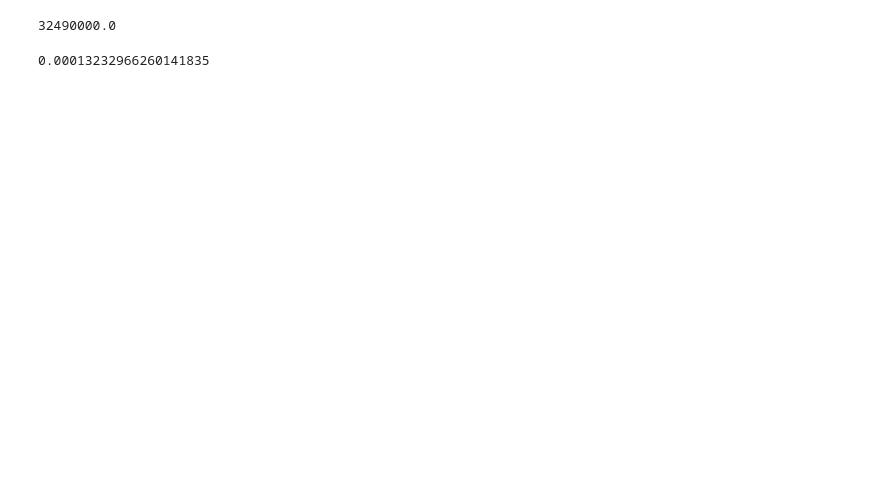
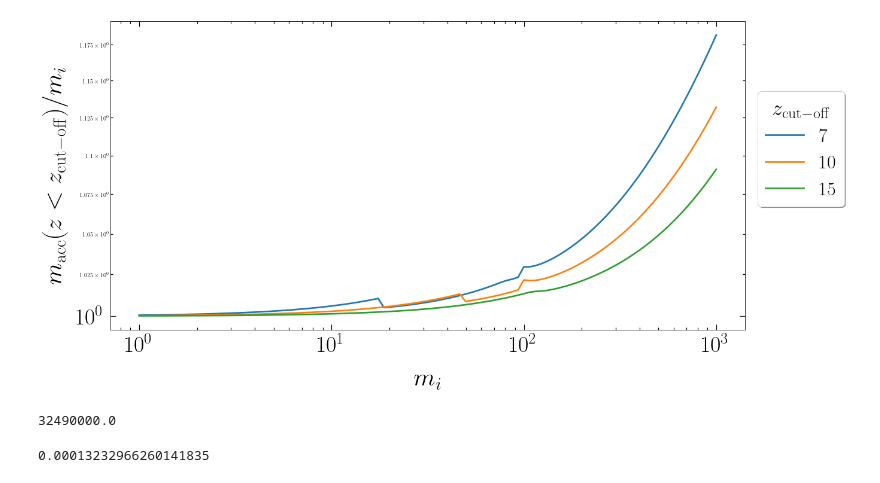
Before and after one commit to pratibhajangra591/project-2, a Jupyter notebook: Luca.ipynb, the cells around one changed output. Drawn from its saved outputs; the diff is of its cells as text; code cells hidden in the pictures; blank space fills up the shorter version.

```diff
--- a/Luca.ipynb
+++ b/Luca.ipynb
@@ -195,5 +195,101 @@ plt.show()
 # %%
 sol = odeint(m_Luca, y0 = m, t=t, t_first = True)
 # %%
-5.7**2
+# Baryon accretion in radiation domination for different values of z_cut-off.
+# m_f(z < z_cut-off)/m_i
+
+
+
+colors = ['C0', 'C1','C2','C3','C4', 'C5']
+fig,ax = plt.subplots(1, figsize = (19, 9.5))
+plt.rc('lines', linewidth = 2.7)
+plt.rcParams['font.family'] = 'serif'
+plt.tick_params(axis = 'both', right=True, top=True, which = 'minor', width= 1.2, length = 4, direction = 'in')
+plt.tick_params(axis = 'both', right=True, top=True, which = 'major', width= 1.2, length = 9, direction = 'in')
+
+
+z_cut_arr = np.array([7, 10, 15])
+mf_arr = np.zeros(len(m1_arr))
+colors = ['C0', 'C1', 'C2']
+plot_lines = []
+z_dec = 130
+
+for i, (z_cut, color) in enumerate(zip(z_cut_arr, colors)):
+    for j, m1 in enumerate(m1_arr):
+        γ = 0.2
+        z_1i = 1e4   # as a trial value
+        y_1i = m1
+        z_cut_off1 = z_eq
+        t1 = np.geomspace(z_1i, z_cut_off1, 100)
+        sol1 = solve_ivp(m_Luca, t_span = [t1[0], t1[-1]], y0 = [y_1i],  t_eval = t1)
+        t1 = sol1.t
+        y1 = sol1.y[0]
+
+
+        z_2i = z_eq
+        y_2i = y1[-1]
+        z_cut_off2 = z_rec
+        t2 = np.geomspace(z_2i, z_cut_off2, 100)
+        sol2 = solve_ivp(m_Luca, t_span = [t2[0], t2[-1]], y0 = [y_2i],  t_eval = t2)
+        t2 = sol2.t
+        y2 = sol2.y[0]
+
+
+
+        z_3i = z_rec
+        y_3i = y2[-1]
+        z_cut_off3 = z_th
+        t3 = np.geomspace(z_3i, z_cut_off3, 100)
+        sol3 = solve_ivp(m_Luca, t_span = [t3[0], t3[-1]], y0 = [y_3i],  t_eval = t3)
+        t3 = sol3.t
+        y3 = sol3.y[0]
+
+
+        z_4i = z_cut_off3
+        y_4i = y3[-1]
+        z_cut_off4 = z_dec
+        t4 = np.geomspace(z_4i, z_cut_off4, 100)
+        sol4 = solve_ivp(m_Luca, t_span = [t4[0], t4[-1]], y0 = [y_4i],  t_eval = t4)
+        t4 = sol4.t
+        y4 = sol4.y[0]
+
+
+        z_5i = z_cut_off4
+        y_5i = y4[-1]
+        z_cut_off5 = z_cut
+        t5 = np.geomspace(z_5i, z_cut_off5, 100)
+        sol5 = solve_ivp(m_Luca, t_span = [t5[0], t5[-1]], y0 = [y_5i],  t_eval = t5)
+        t5 = sol5.t
+        y5 = sol5.y[0]
+
+
+
+
+
+        T = np.concatenate((t1, t2, t3, t4, t5), axis = None)
+        Y = np.concatenate((y1, y2, y3, y4, y5), axis = None)
+
+        mf_arr[j] = sol5.y[0][-2]
+
+    ax.loglog(m1_arr, np.divide(mf_arr, m1_arr))
+
+
+
+
+ax.tick_params(axis='x', pad = 9.9)
+ax.tick_params(axis='y', pad = 9.9)
+ax.yaxis.get_offset_text().set_fontsize(38)
+plt.xticks(fontsize = 38)
+plt.yticks(fontsize = 38)
+plt.xlabel('$m_{i}$',fontsize = 43, labelpad = 20)
+plt.ylabel(r'$m_\mathrm{acc}(z < z_\mathrm{cut-off})/m_{i} $',fontsize = 43, labelpad = 14)
+plt.legend(['$7$', '$10$', '$15$'],
+           prop = {'size':32}, loc = (1.02, 0.4), shadow = True,
+           title = '$z_\mathrm{cut-off}$' ,
+           title_fontsize = 37, facecolor = 'white', fontsize = 65)
+#plt.xlim(1e16, 0.5*z_cut_off)
+plt.xscale('log')
+#plt.title(r'Baryon accretion$,\, \gamma = 0.2, \,\eta_\mathrm{acc} = 0.1$', fontsize = 40, pad = 13)
+#plt.savefig('bacc_z_diff_cutoff.pdf', bbox_inches = 'tight')
+plt.show()
 # %% [output]
@@ -201,3 +296,4 @@ sol = odeint(m_Luca, y0 = m, t=t, t_first = True)
+[figure, added]
 # %%
 32.49e6
 # %% [output]
```
Also changed, not shown: parts of 3 cells of this notebook.
